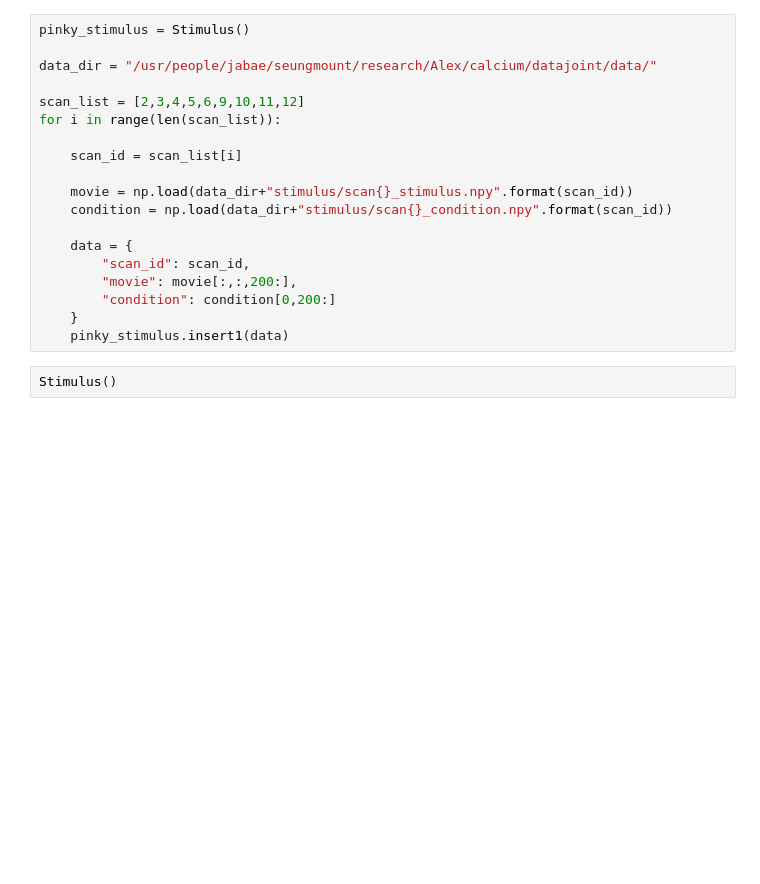
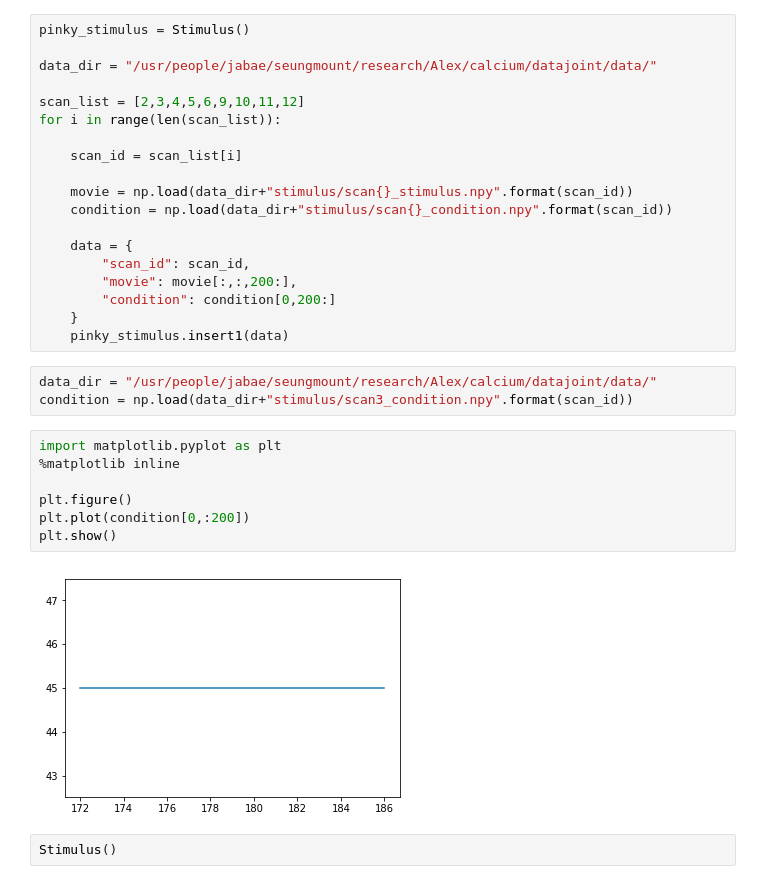
Before and after one commit to seung-lab/datajoint_seung, a Jupyter notebook: pinky/python/pinky.ipynb, the cells around one changed output. Drawn from its saved outputs; the diff is of its cells as text; blank space fills up the shorter version.

```diff
--- a/pinky/python/pinky.ipynb
+++ b/pinky/python/pinky.ipynb
@@ -132,6 +133,18 @@ for i in range(len(scan_list)):
         "condition": condition[0,200:]
     }
     pinky_stimulus.insert1(data)
+# %%
+data_dir = "/usr/people/jabae/seungmount/research/Alex/calcium/datajoint/data/"
+condition = np.load(data_dir+"stimulus/scan3_condition.npy".format(scan_id))
+# %%
+import matplotlib.pyplot as plt
+%matplotlib inline
+
+plt.figure()
+plt.plot(condition[0,:200])
+plt.show()
+# %% [output]
+[figure, added]
 # %%
 Stimulus()
 # %% [output]
```
Also changed, not shown: parts of 4 cells of this notebook, 1 other file.
